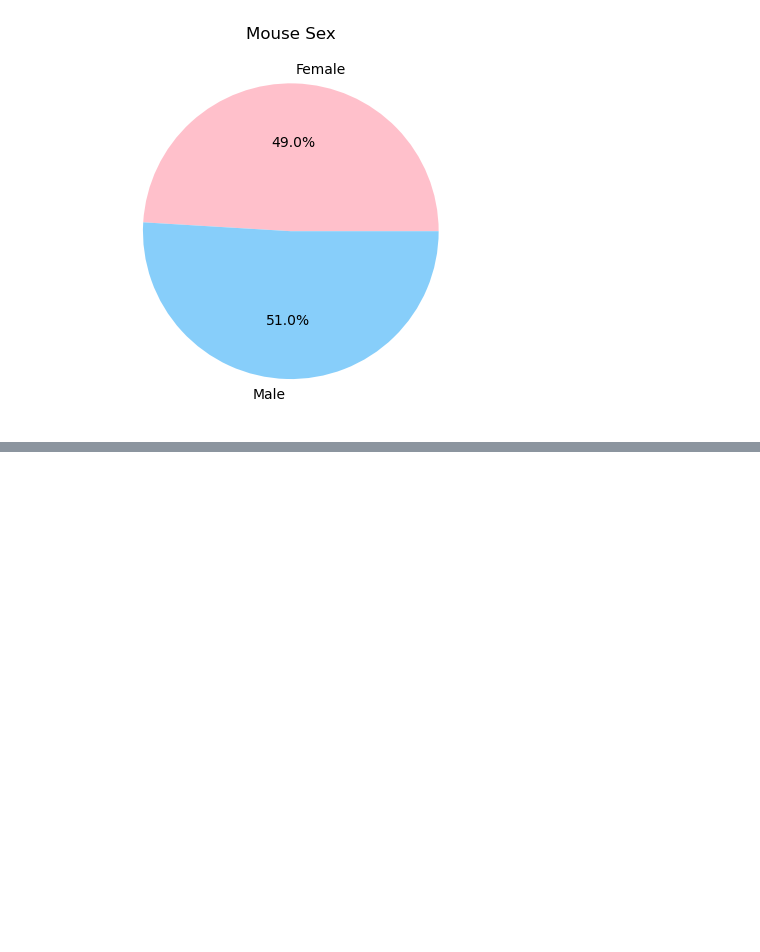
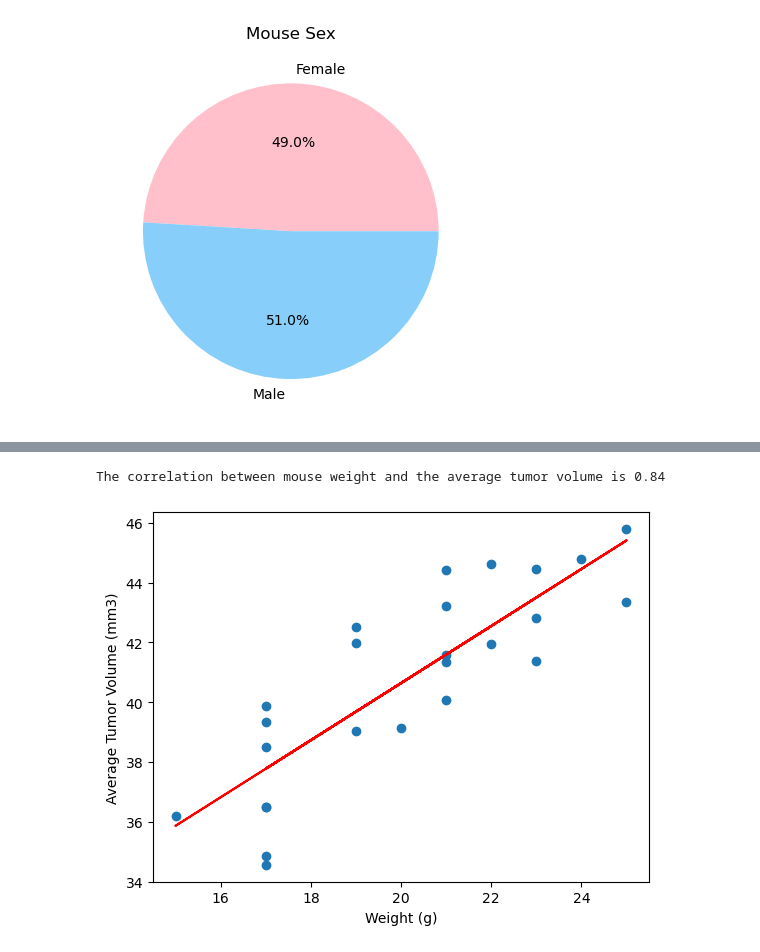
Before and after one commit to downleft/pymaceuticals-challenge, a Jupyter notebook: Pymaceuticals_Analysis.ipynb, the cells around one changed output, grey strips where cells are left out. Cells and saved outputs as stored; diff of their text form; code cells hidden in the pictures; blank space fills up the shorter version.

```diff
--- a/Pymaceuticals_Analysis.ipynb
+++ b/Pymaceuticals_Analysis.ipynb
@@ -270,0 +279,14 @@ mouse_u364
+# %%
+# Calculate the correlation coefficient and a linear regression model
+# for mouse weight and average observed tumor volume for the entire Capomulin regimen
+res = linregress(x_axis, y_axis)
+print(f"The correlation between mouse weight and the average tumor volume is {round(res.rvalue, 2)}")
+plt.scatter(x_axis, y_axis)
+plt.xlabel("Weight (g)")
+plt.ylabel("Average Tumor Volume (mm3)")
+linreg = res.slope*x_axis+res.intercept
+plt.plot(x_axis, linreg, "r")
+plt.show()
+# %% [output]
+The correlation between mouse weight and the average tumor volume is 0.84
+[figure, added]
```
Also changed, not shown: parts of 17 cells of this notebook.
